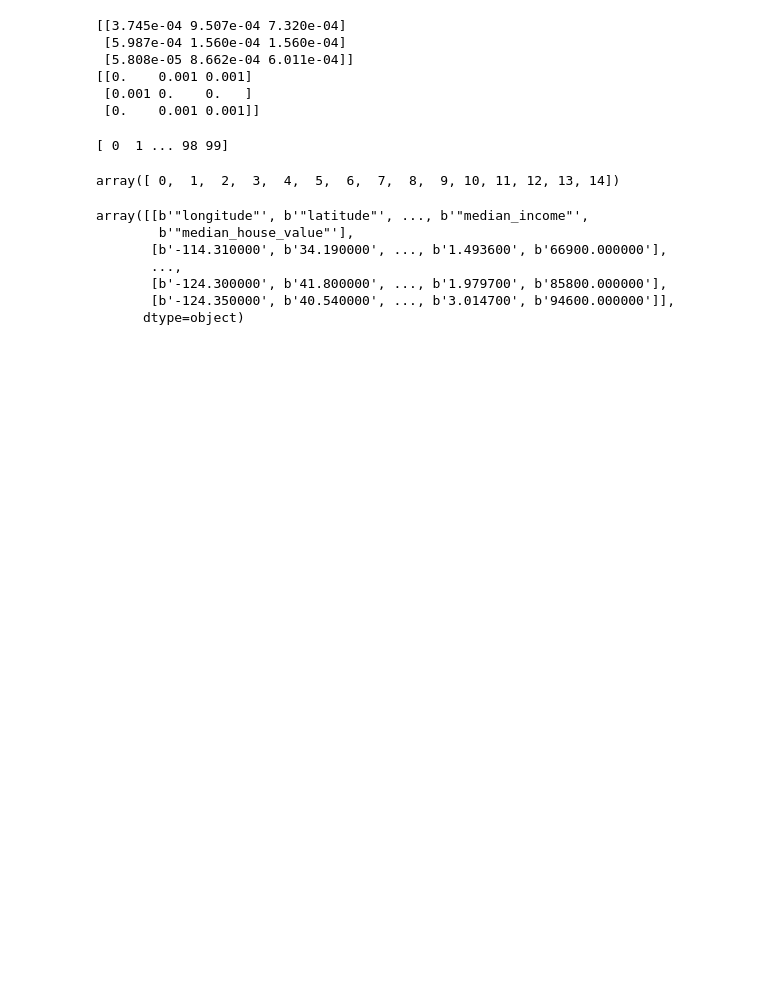
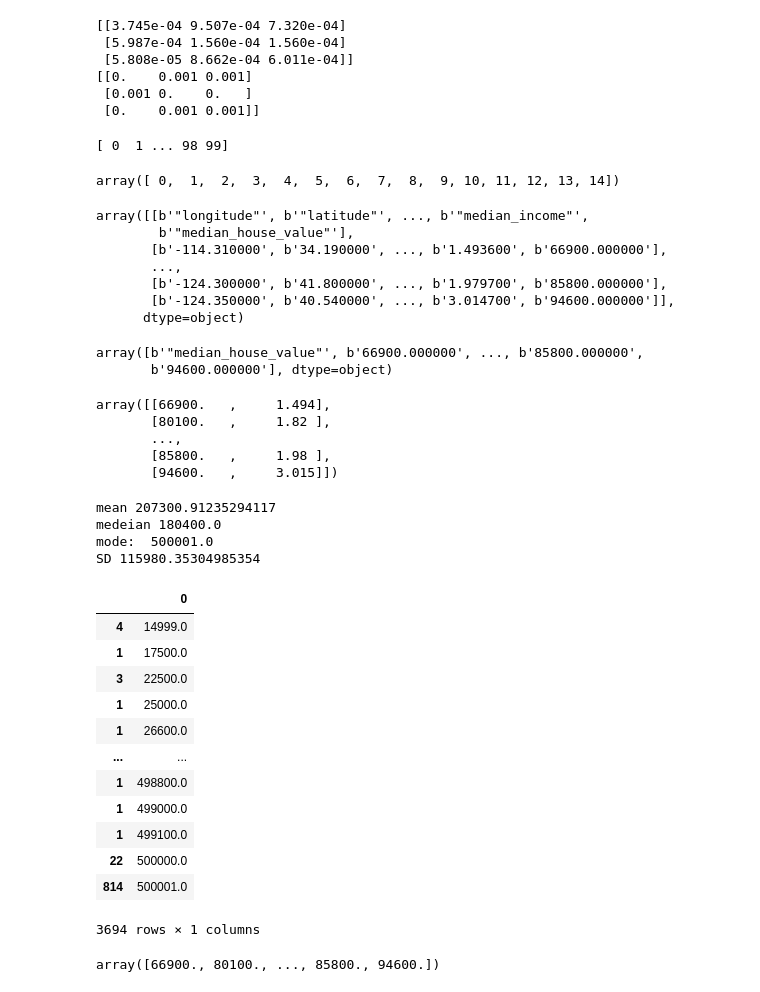
Before and after one commit to rohitblpprajapat/100-days-of-code, a Jupyter notebook: notebook8579ba2001.ipynb, the cells around one changed output. Cells and saved outputs as stored; diff of their text form; code cells hidden in the pictures; blank space fills up the shorter version.

```diff
--- a/notebook8579ba2001.ipynb
+++ b/notebook8579ba2001.ipynb
@@ -326,3 +326,78 @@ array([[b'"longitude"', b'"latitude"', ..., b'"median_income"',
        [b'-124.300000', b'41.800000', ..., b'1.979700', b'85800.000000'],
        [b'-124.350000', b'40.540000', ..., b'3.014700', b'94600.000000']],
       dtype=object)
+# %%
+# 26 how to extract a particular column from 1D arr of touples
+
+
+housing_data = np.genfromtxt('/content/sample_data/california_housing_train.csv',
+                             delimiter=',', usecols=[-1],dtype=object)
+
+housing_data
+# %% [output]
+array([b'"median_house_value"', b'66900.000000', ..., b'85800.000000',
+       b'94600.000000'], dtype=object)
+# %%
+# 27 how to convert a 1D array of touples to a 2D np array
+
+housing_data = np.genfromtxt('/content/sample_data/california_housing_train.csv',
+                             delimiter=',',skip_header=1, usecols=[-1, -2],dtype=float)
+
+housing_data
+# %% [output]
+array([[66900.   ,     1.494],
+       [80100.   ,     1.82 ],
+       ...,
+       [85800.   ,     1.98 ],
+       [94600.   ,     3.015]])
+# %%
+# 28 compute the mean, mode, median and standard deviation of a np array
+import pandas as pd
+
+housing_data = np.genfromtxt('/content/sample_data/california_housing_train.csv',
+                             delimiter=',', usecols=[-1], skip_header=1,dtype=float)
+# mean
+print("mean",np.mean( housing_data))
+
+# median
+print('medeian', np.median(housing_data))
+
+# mode
+value, counts = np.unique(housing_data, return_counts=True)
+max_value_index = np.argmax(counts)
+print("mode: ", value[max_value_index])
+
+# sd
+print("SD", np.std(housing_data))
+# %% [output]
+mean 207300.91235294117
+medeian 180400.0
+mode:  500001.0
+SD 115980.35304985354
+# %%
+value, counts = np.unique(housing_data, return_counts=True)
+pd.DataFrame(value,counts)
+# %% [output]
+|  | 0 |
+| 4 | 14999.0 |
+| 1 | 17500.0 |
+| 3 | 22500.0 |
+| 1 | 25000.0 |
+| 1 | 26600.0 |
+| ... | ... |
+| 1 | 498800.0 |
+| 1 | 499000.0 |
+| 1 | 499100.0 |
+| 22 | 500000.0 |
+| 814 | 500001.0 |
+3694 rows × 1 columns
+# %%
+# 29 normalize an array
+
+housing_data = np.genfromtxt('/content/sample_data/california_housing_train.csv',
+                             delimiter=',',skip_header=1, usecols=[-1],dtype=float)
+
+norm_housing_data = (housing_data - np.min(housing_data))/(np.max(housing_data - np.min(housing_data)))
+housing_data
+# %% [output]
+array([66900., 80100., ..., 85800., 94600.])
```
Also changed, not shown: parts of 7 cells of this notebook.
